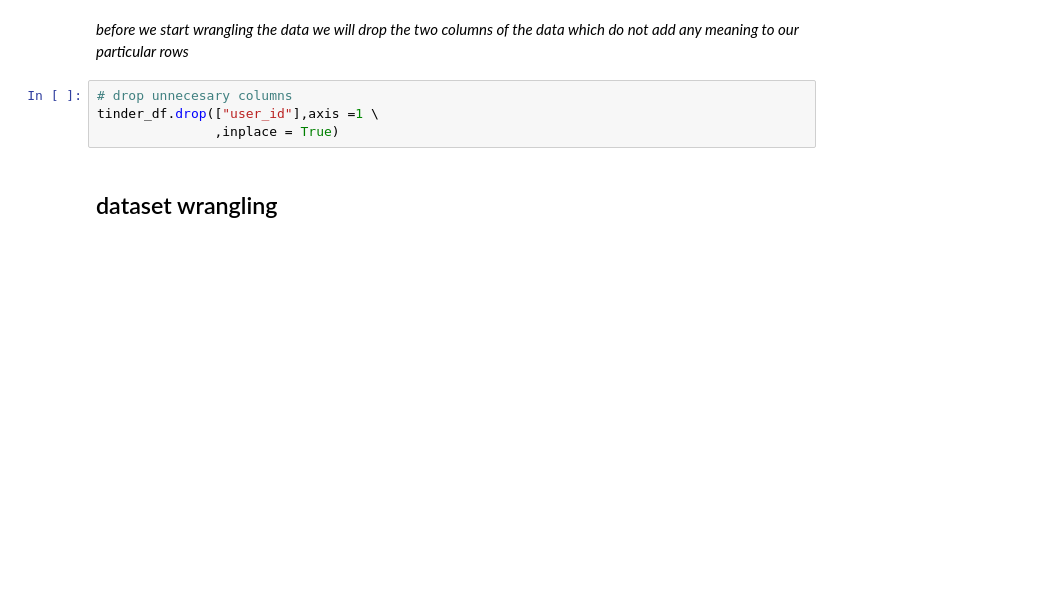
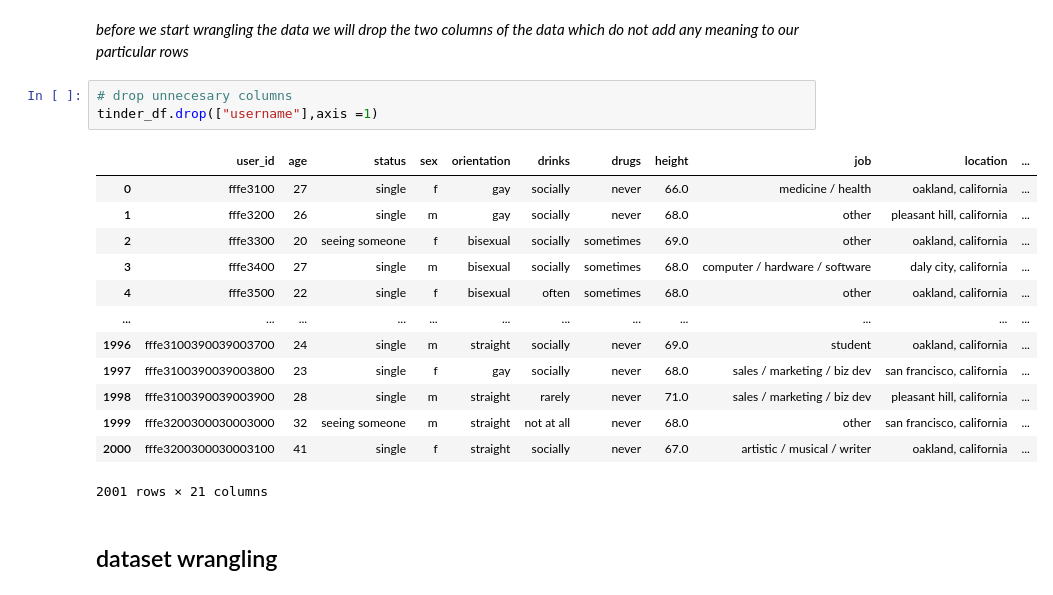
Before and after one commit to surya81/myproject, a Jupyter notebook: Tinder match making /Tinder match.ipynb, the cells around one changed output. Drawn from its saved outputs; the diff is of its cells as text; blank space fills up the shorter version.

```diff
--- a/Tinder match making /Tinder match.ipynb
+++ b/Tinder match making /Tinder match.ipynb
@@ -156,8 +156,21 @@ tinder_df.describe(include = 'all')
 *before we start wrangling the data we will drop the two columns of the data which do not add any meaning to our particular rows*
 # %%
 # drop unnecesary columns
-tinder_df.drop(["user_id"],axis =1 \
-               ,inplace = True)
+tinder_df.drop(["username"],axis =1)
+# %% [output]
+|  | user_id | age | status | sex | orientation | drinks | drugs | height | job | location | ... |
+| 0 | fffe3100 | 27 | single | f | gay | socially | never | 66.0 | medicine / health | oakland, california | ... |
+| 1 | fffe3200 | 26 | single | m | gay | socially | never | 68.0 | other | pleasant hill, california | ... |
+| 2 | fffe3300 | 20 | seeing someone | f | bisexual | socially | sometimes | 69.0 | other | oakland, california | ... |
+| 3 | fffe3400 | 27 | single | m | bisexual | socially | sometimes | 68.0 | computer / hardware / software | daly city, california | ... |
+| 4 | fffe3500 | 22 | single | f | bisexual | often | sometimes | 68.0 | other | oakland, california | ... |
+| ... | ... | ... | ... | ... | ... | ... | ... | ... | ... | ... | ... |
+| 1996 | fffe3100390039003700 | 24 | single | m | straight | socially | never | 69.0 | student | oakland, california | ... |
+| 1997 | fffe3100390039003800 | 23 | single | f | gay | socially | never | 68.0 | sales / marketing / biz dev | san francisco, california | ... |
+| 1998 | fffe3100390039003900 | 28 | single | m | straight | rarely | never | 71.0 | sales / marketing / biz dev | pleasant hill, california | ... |
+| 1999 | fffe3200300030003000 | 32 | seeing someone | m | straight | not at all | never | 68.0 | other | san francisco, california | ... |
+| 2000 | fffe3200300030003100 | 41 | single | f | straight | socially | never | 67.0 | artistic / musical / writer | oakland, california | ... |
+2001 rows × 21 columns
 # %% [markdown]
 ## dataset wrangling
 # %%
```
Also changed, not shown: parts of 8 cells of this notebook.
